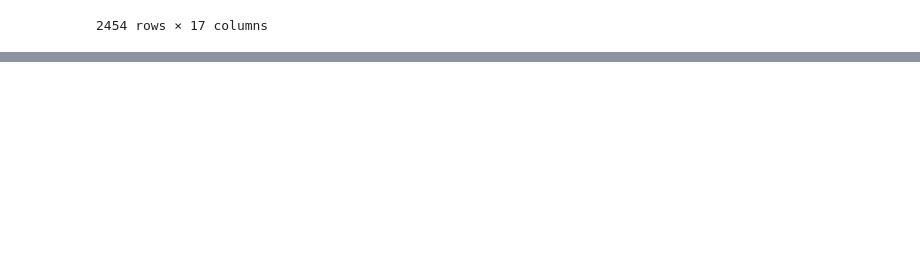
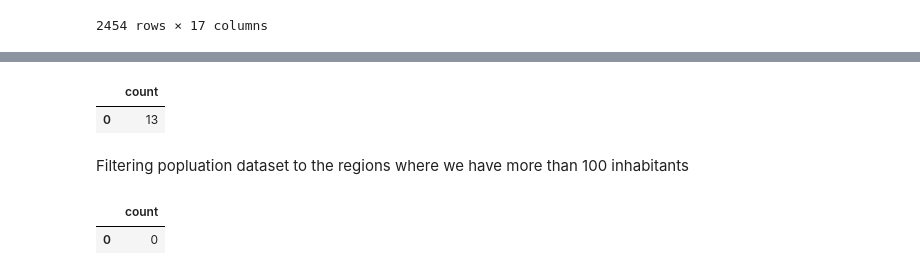
Before and after one commit to joshuahallam127/DATA2901_Assign, a Jupyter notebook: main.ipynb, the cells around one changed output, grey strips where cells are left out. Cells and saved outputs as stored; diff of their text form; code cells hidden in the pictures; blank space fills up the shorter version.

```diff
--- a/main.ipynb
+++ b/main.ipynb
@@ -1067,0 +1075,17 @@ Error encountered:
+# %%
+query(conn, "SELECT count(*) FROM population where total_people < 100")
+# %% [output]
+|  | count |
+| 0 | 13 |
+# %% [markdown]
+Filtering popluation dataset to the regions where we have more than 100 inhabitants
+# %%
+sql = """
+DELETE FROM population
+WHERE total_people < 100;
+SELECT count(*) FROM population where total_people < 100;
+"""
+query(conn, sql)
+# %% [output]
+|  | count |
+| 0 | 0 |
```
Also changed, not shown: parts of 20 cells of this notebook.
